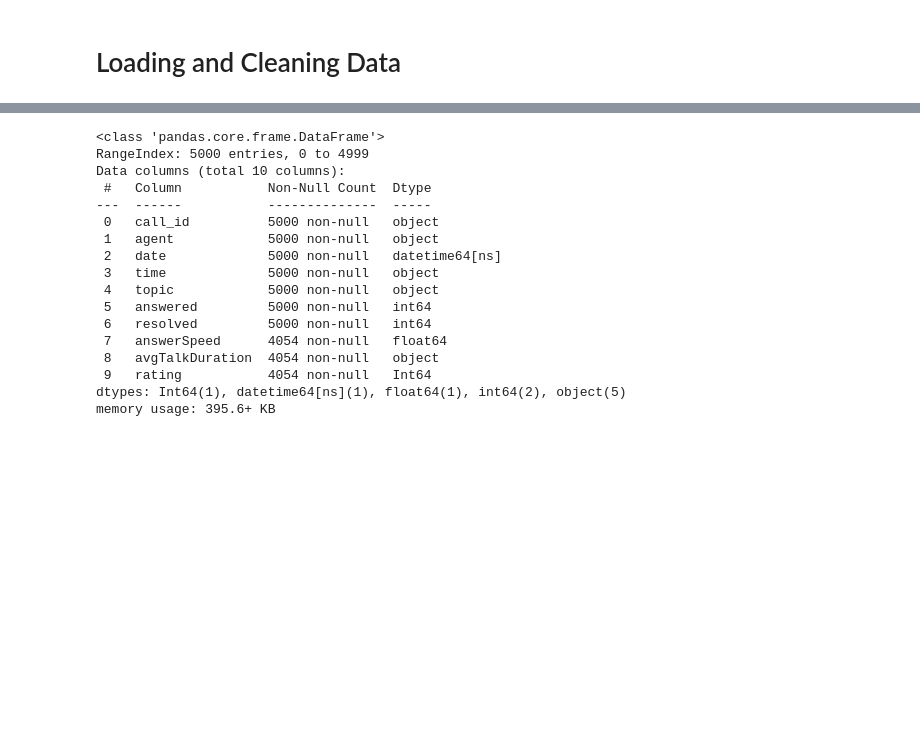
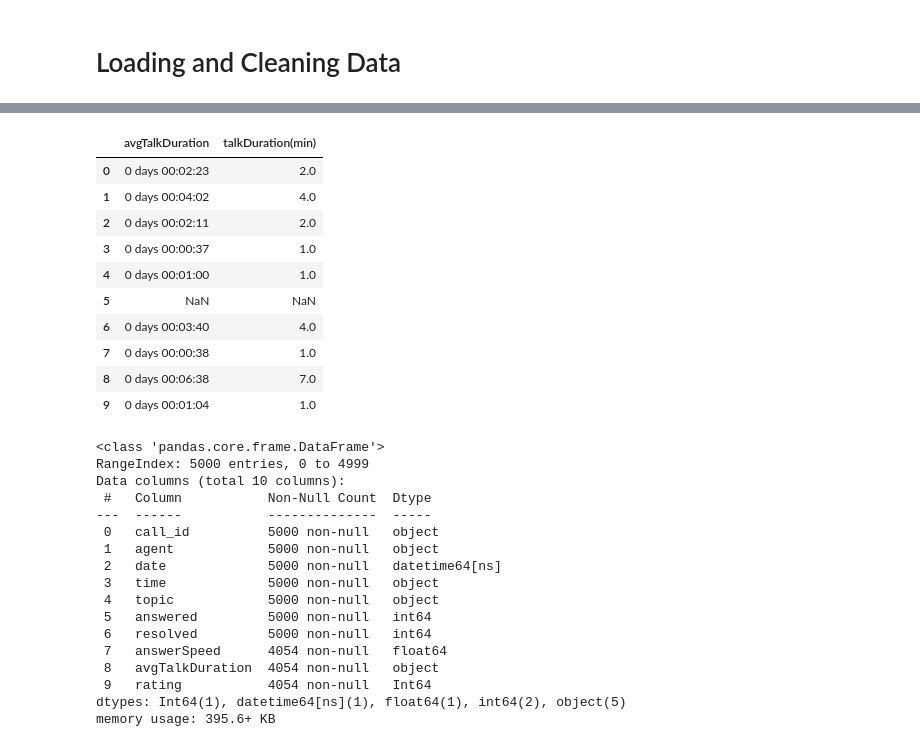
Before and after one commit to IvanMahlelebe/pwc-swiss, a Jupyter notebook: call-center-dashboard/Exploratory Analysis.ipynb, the cells around one changed output, grey strips where cells are left out. Drawn from its saved outputs; the diff is of its cells as text; code cells hidden in the pictures; blank space fills up the shorter version.

```diff
--- a/Exploratory Analysis.ipynb
+++ b/call-center-dashboard/Exploratory Analysis.ipynb
@@ -104,8 +104,26 @@ df = df.rename(
 )
 
 df["date"] = pd.to_datetime(df["date"])
-df["time"] = pd.to_datetime(df["time"]).dt.time
+# df["time"] = pd.to_datetime(df["time"]).dt.time
 df["answered"] = df["answered"].map({"Y": 1, "N": 0})
 df["resolved"] = df["resolved"].map({"Y": 1, "N": 0})
-df["avgTalkDuration"] = pd.to_datetime(df["avgTalkDuration"]).dt.time
+# df["avgTalkDuration"] = pd.to_datetime(df["avgTalkDuration"]).dt.time
 df["rating"] = df["rating"].astype("Int64")
+# %%
+df["talkDuration(min)"] = (
+    pd.to_timedelta(df["avgTalkDuration"].astype(str)).dt.total_seconds() / 60
+).round(0)
+
+df[['avgTalkDuration', 'talkDuration(min)']].head(10)
+# %% [output]
+|  | avgTalkDuration | talkDuration(min) |
+| 0 | 0 days 00:02:23 | 2.0 |
+| 1 | 0 days 00:04:02 | 4.0 |
+| 2 | 0 days 00:02:11 | 2.0 |
+| 3 | 0 days 00:00:37 | 1.0 |
+| 4 | 0 days 00:01:00 | 1.0 |
+| 5 | NaN | NaN |
+| 6 | 0 days 00:03:40 | 4.0 |
+| 7 | 0 days 00:00:38 | 1.0 |
+| 8 | 0 days 00:06:38 | 7.0 |
+| 9 | 0 days 00:01:04 | 1.0 |
```
Also changed, not shown: parts of 5 cells of this notebook, 8 other files.
